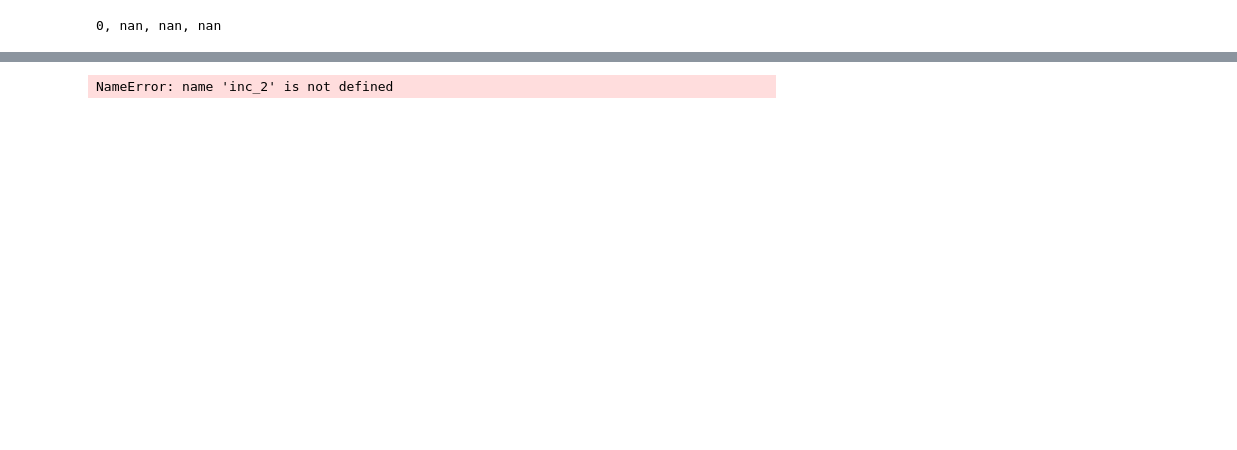
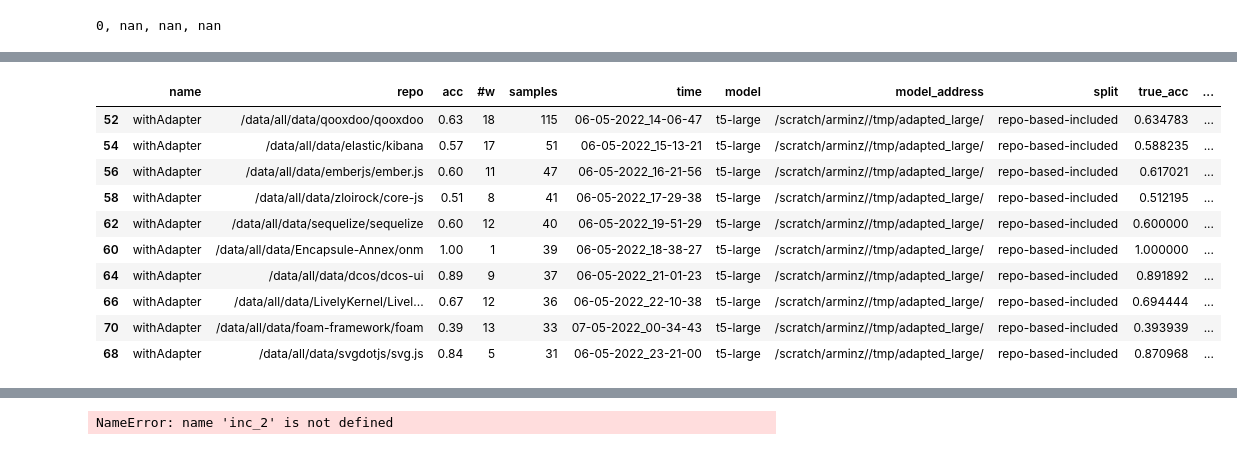
Before and after one commit to arminzirak/TFix, a Jupyter notebook: analyze basic results.ipynb, the cells around one changed output, grey strips where cells are left out. Drawn from its saved outputs; the diff is of its cells as text; code cells hidden in the pictures; blank space fills up the shorter version.

```diff
--- a/analyze basic results.ipynb
+++ b/analyze basic results.ipynb
@@ -167,3 +180,17 @@ results[(results['type'] == 'adapted') & (results['repo'] != 'all') & results['s
+# %%
+results[(results['type'] == 'adapted') & (results['repo'] != 'all')].sort_values(by='samples', ascending=False)
+# %% [output]
+|  | name | repo | acc | #w | samples | time | model | model_address | split | true_acc | ... |
+| 52 | withAdapter | /data/all/data/qooxdoo/qooxdoo | 0.63 | 18 | 115 | 06-05-2022_14-06-47 | t5-large | /scratch/arminz//tmp/adapted_large/ | repo-based-included | 0.634783 | ... |
+| 54 | withAdapter | /data/all/data/elastic/kibana | 0.57 | 17 | 51 | 06-05-2022_15-13-21 | t5-large | /scratch/arminz//tmp/adapted_large/ | repo-based-included | 0.588235 | ... |
+| 56 | withAdapter | /data/all/data/emberjs/ember.js | 0.60 | 11 | 47 | 06-05-2022_16-21-56 | t5-large | /scratch/arminz//tmp/adapted_large/ | repo-based-included | 0.617021 | ... |
+| 58 | withAdapter | /data/all/data/zloirock/core-js | 0.51 | 8 | 41 | 06-05-2022_17-29-38 | t5-large | /scratch/arminz//tmp/adapted_large/ | repo-based-included | 0.512195 | ... |
+| 62 | withAdapter | /data/all/data/sequelize/sequelize | 0.60 | 12 | 40 | 06-05-2022_19-51-29 | t5-large | /scratch/arminz//tmp/adapted_large/ | repo-based-included | 0.600000 | ... |
+| 60 | withAdapter | /data/all/data/Encapsule-Annex/onm | 1.00 | 1 | 39 | 06-05-2022_18-38-27 | t5-large | /scratch/arminz//tmp/adapted_large/ | repo-based-included | 1.000000 | ... |
+| 64 | withAdapter | /data/all/data/dcos/dcos-ui | 0.89 | 9 | 37 | 06-05-2022_21-01-23 | t5-large | /scratch/arminz//tmp/adapted_large/ | repo-based-included | 0.891892 | ... |
+| 66 | withAdapter | /data/all/data/LivelyKernel/Livel... | 0.67 | 12 | 36 | 06-05-2022_22-10-38 | t5-large | /scratch/arminz//tmp/adapted_large/ | repo-based-included | 0.694444 | ... |
+| 70 | withAdapter | /data/all/data/foam-framework/foam | 0.39 | 13 | 33 | 07-05-2022_00-34-43 | t5-large | /scratch/arminz//tmp/adapted_large/ | repo-based-included | 0.393939 | ... |
+| 68 | withAdapter | /data/all/data/svgdotjs/svg.js | 0.84 | 5 | 31 | 06-05-2022_23-21-00 | t5-large | /scratch/arminz//tmp/adapted_large/ | repo-based-included | 0.870968 | ... |
 # %%
 results[(results['type'] == 'adapted') & (results['repo'] != 'all') & results['split'].isna()]
 # %% [output]
```
Also changed, not shown: parts of 36 cells of this notebook, 1 other file.
